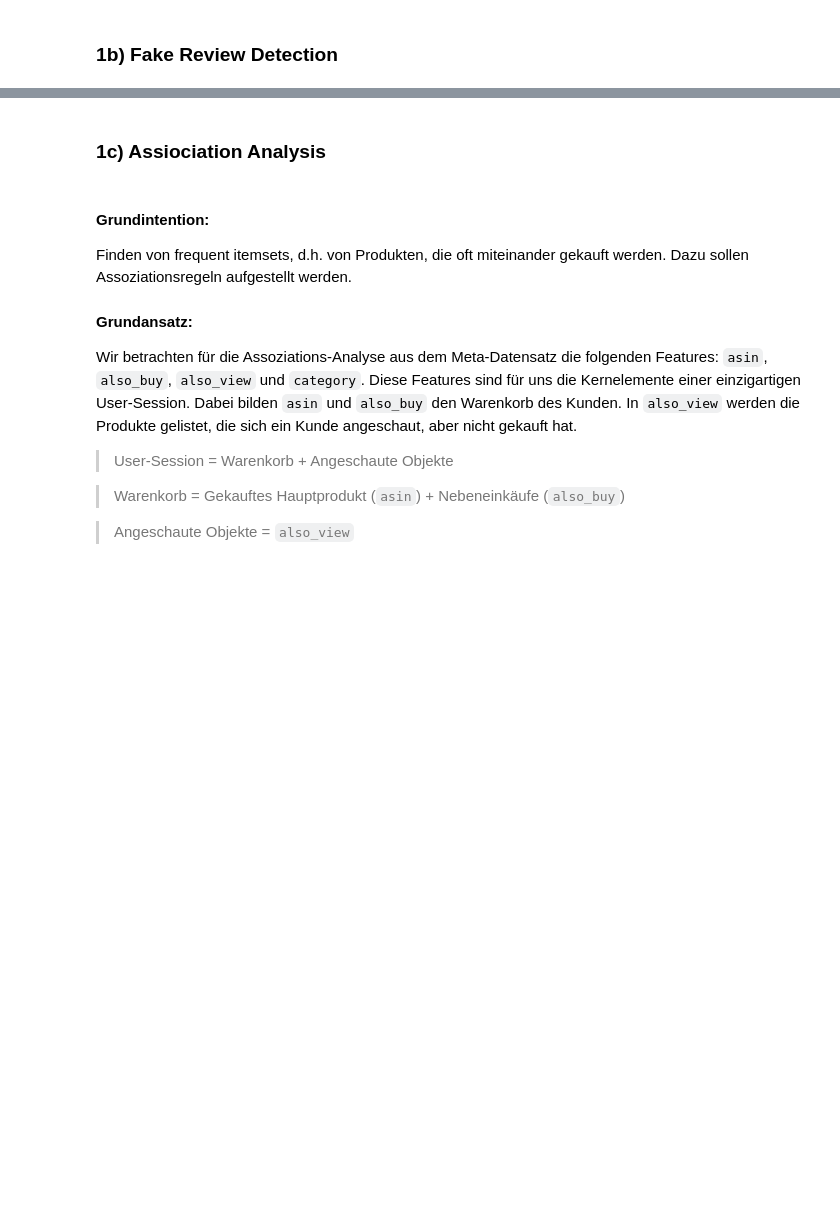
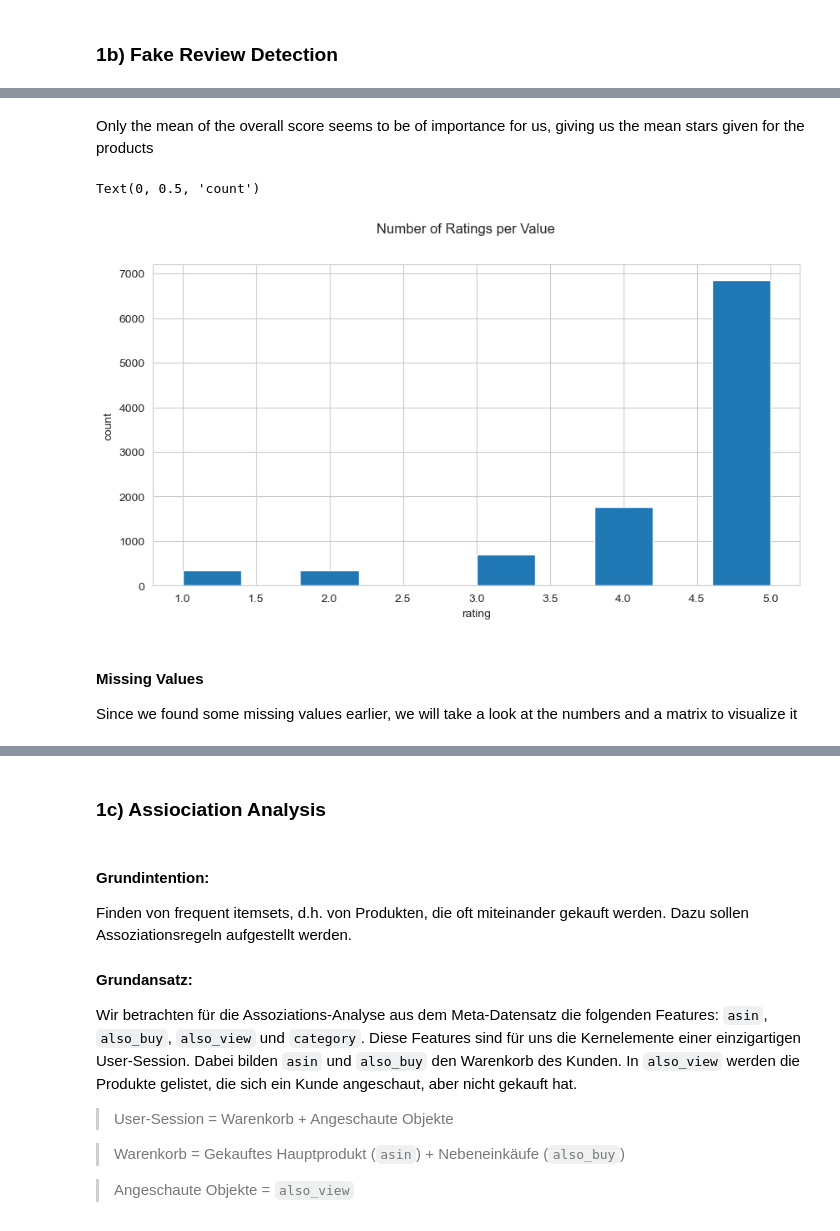
Before and after one commit to juliankulinsky/deep_learning, a Jupyter notebook: notebooks/deep_leaning_project.ipynb, the cells around one changed output, grey strips where cells are left out. Cells and saved outputs as stored; diff of their text form; code cells hidden in the pictures; blank space fills up the shorter version.

```diff
--- a/notebooks/deep_leaning_project.ipynb
+++ b/notebooks/deep_leaning_project.ipynb
@@ -79,0 +203,2 @@ meta_df.head()
+# %%
+fake_review_base = pd.read_json('/Users/philippbauer/Downloads/Sports_and_Outdoors_5.json', lines=True, nrows=10000)
@@ -79,0 +290,16 @@ meta_df.head()
+# %% [markdown]
+Only the mean of the overall score seems to be of importance for us, giving us the mean stars given for the products
+# %%
+#Get count of values in a categorical variable, with how much stars a product has been rated
+values = fake_review_base.overall.value_counts()
+values
+plt.suptitle("Number of Ratings per Value")
+fake_review_base.overall.hist(figsize=(10,5))
+plt.xlabel('rating')
+plt.ylabel('count')
+# %% [output]
+Text(0, 0.5, 'count')
+[figure, added]
+# %% [markdown]
+#### Missing Values
+Since we found some missing values earlier, we will take a look at the numbers and a matrix to visualize it
```
Also changed, not shown: parts of 80 cells of this notebook.
